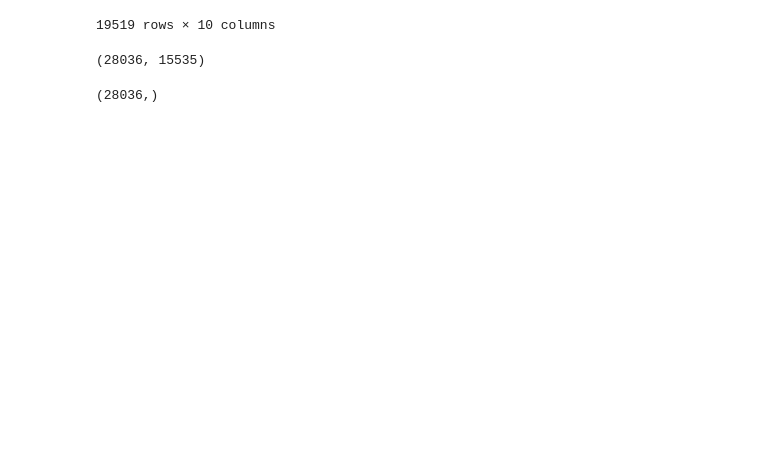
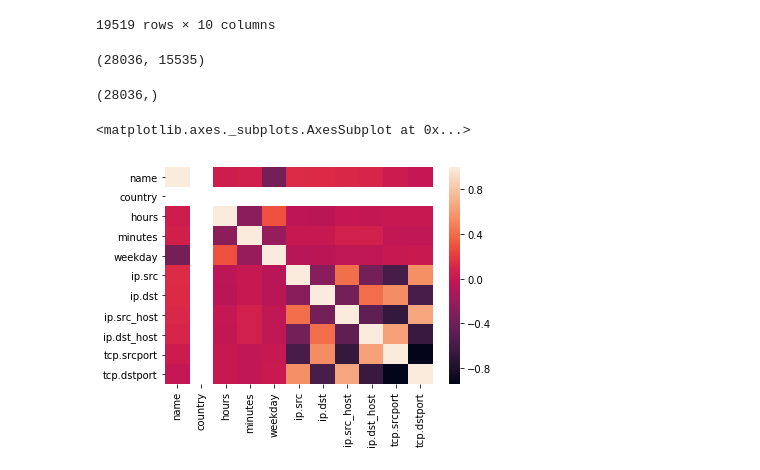
Before and after one commit to iefode/traffic_analizer, a Jupyter notebook: traffic_classifier_sklearn.ipynb, the cells around one changed output. Saved outputs shown, nothing was run; the diff lists cells and outputs as text; code cells hidden in the pictures; blank space fills up the shorter version.

```diff
--- a/traffic_classifier_sklearn.ipynb
+++ b/traffic_classifier_sklearn.ipynb
@@ -58,6 +57,7 @@ df.shape
 # %% [output]
 (28036, 11)
 # %%
+df_tmp = df
 names = df['name']
 df = df.drop(axis=1, labels='name')
 df
@@ -157,4 +157,13 @@ x.shape
 y.shape
 # %% [output]
 (28036,)
+# %%
+feature_extract(df_tmp)
+cl = df_tmp.corr()
+sns.heatmap(cl,
+            xticklabels=cl.columns.values,
+            yticklabels=cl.columns.values)
+# %% [output]
+<matplotlib.axes._subplots.AxesSubplot at 0x...>
+[figure, added]
 # %%
```
Also changed, not shown: parts of 13 cells of this notebook, 2 other files.
